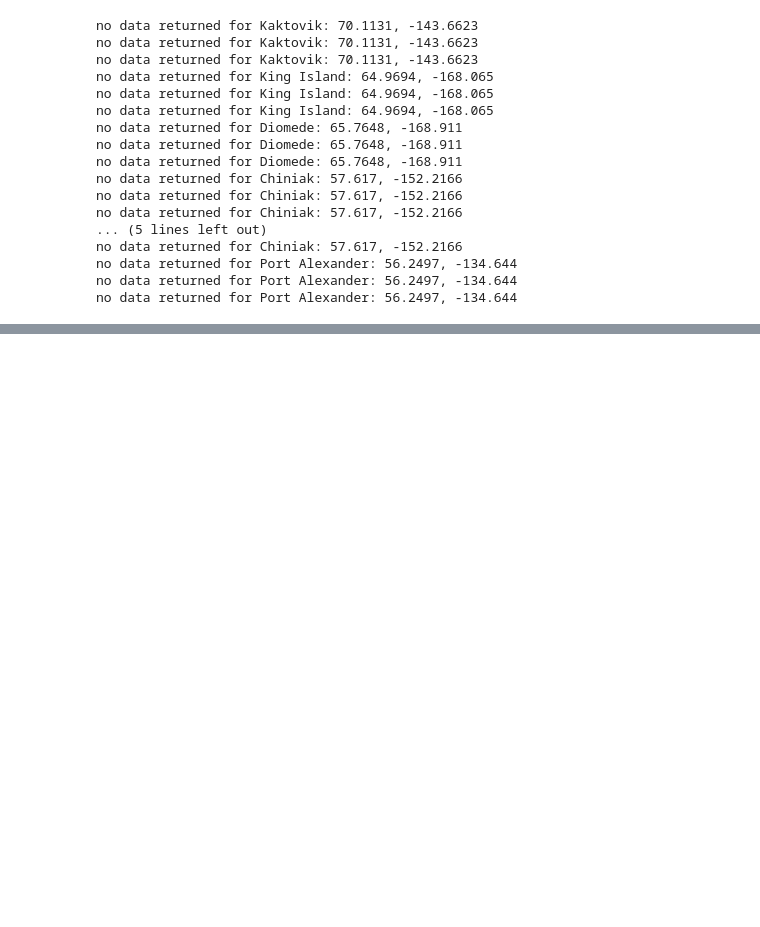
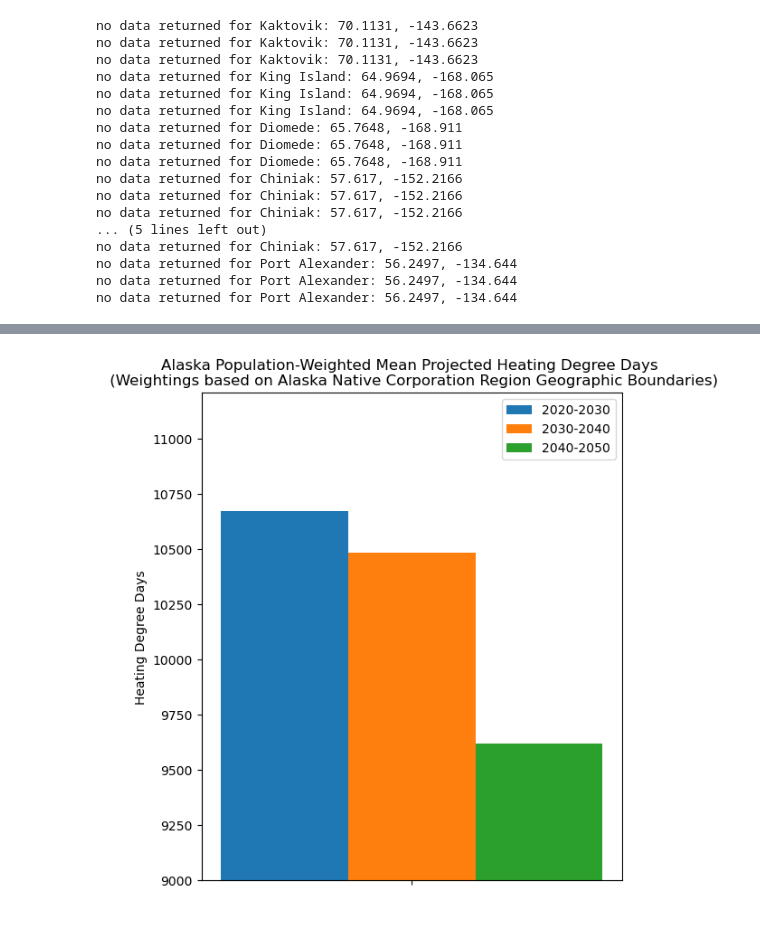
Before and after one commit to ua-snap/ardac-toolbox, a Jupyter notebook: notebooks/nc_ddays.ipynb, the cells around one changed output, grey strips where cells are left out. Saved outputs shown, nothing was run; the diff lists cells and outputs as text; code cells hidden in the pictures; blank space fills up the shorter version.

```diff
--- a/notebooks/nc_ddays.ipynb
+++ b/notebooks/nc_ddays.ipynb
@@ -148,0 +262,24 @@ plt.show()
+# %%
+total_pop = sum(nc_dd_mean_pop['pop'])
+
+x = [" "]
+y1 = sum(nc_dd_mean_pop['heating_dd_2020-2030'] * nc_dd_mean_pop['pop']) / total_pop
+y2 = sum(nc_dd_mean_pop['heating_dd_2030-2040'] * nc_dd_mean_pop['pop']) / total_pop
+y3 = sum(nc_dd_mean_pop['heating_dd_2040-2050'] * nc_dd_mean_pop['pop']) / total_pop
+
+x_axis = np.arange(len(x))
+
+plt.figure(figsize=(6,7))
+
+plt.bar(x_axis - 0.01, y1, 0.01, label = '2020-2030')
+plt.bar(x_axis + 0.0, y2, 0.01, label = '2030-2040')
+plt.bar(x_axis + 0.01, y3, 0.01, label = '2040-2050')
+
+plt.xticks(x_axis, x, rotation=45, ha='right')
+plt.ylim(ymin=9000)
+plt.ylabel("Heating Degree Days")
+plt.title("Alaska Population-Weighted Mean Projected Heating Degree Days \n (Weightings based on Alaska Native Corporation Region Geographic Boundaries)")
+plt.legend()
+plt.show()
+# %% [output]
+[figure, added]
```
Also changed, not shown: parts of 23 cells of this notebook, 1 other file.
